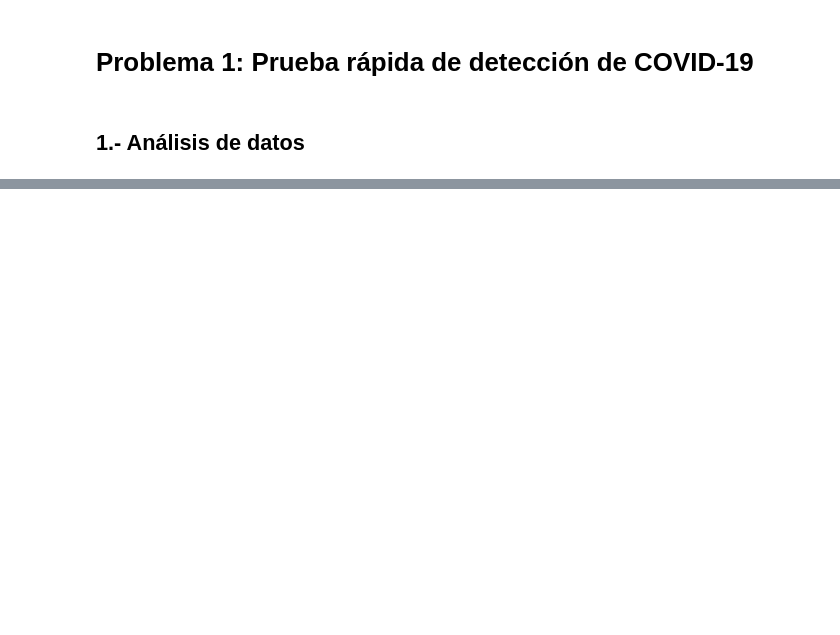
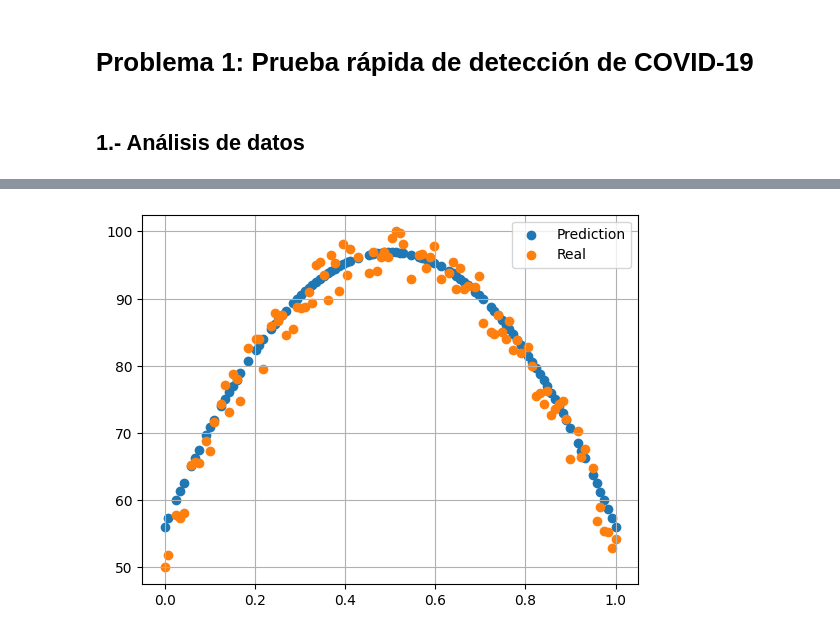
Before and after one commit to OSWA00/sistemas-ciber-fisicos-II, a Jupyter notebook: machine_learning/01/P1-Prueba.ipynb, the cells around one changed output, grey strips where cells are left out. Cells and saved outputs as stored; diff of their text form; code cells hidden in the pictures; blank space fills up the shorter version.

```diff
--- a/machine_learning/01/P1-Prueba.ipynb
+++ b/machine_learning/01/P1-Prueba.ipynb
@@ -25,0 +100,14 @@ plt.show()
+# %%
+model = QuadraticRegression(learning_rate=0.1, epochs=100)
+
+
+model.fit(x_train, y_train)
+y_pred = model.predict(x_train)
+
+plt.scatter(x_train, y_pred)
+plt.scatter(x_train, y_train)
+plt.grid(True)
+plt.legend(["Prediction", "Real"])
+plt.show()
+# %% [output]
+[figure, added]
```
Also changed, not shown: parts of 8 cells of this notebook, 1 other file.
